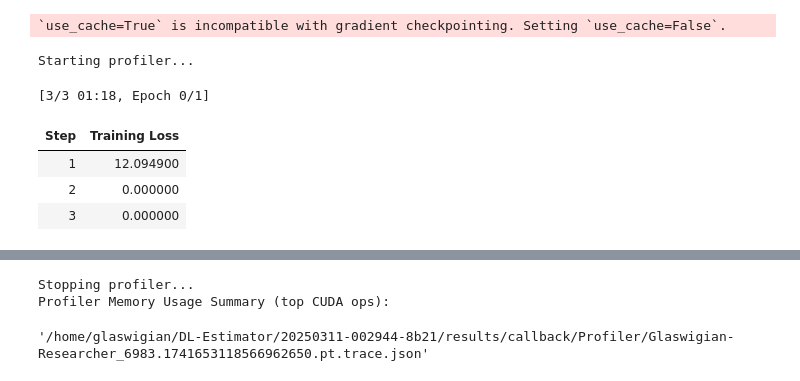
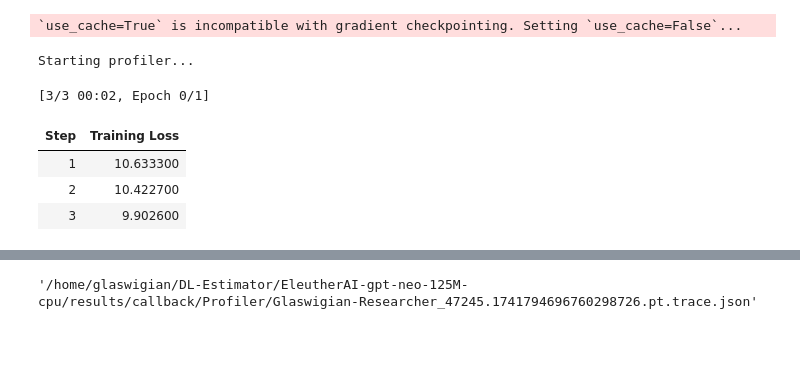
Before and after one commit to Stone-ResearchLife/xMem, a Jupyter notebook: playground/llm.ipynb, the cells around one changed output, grey strips where cells are left out. Drawn from its saved outputs; the diff is of its cells as text; code cells hidden in the pictures; blank space fills up the shorter version.

Commit message:
fix(estimator): modification of model memory function in trainer estimator

```diff
--- a/playground/llm.ipynb
+++ b/playground/llm.ipynb
@@ -22,8 +18,8 @@ os.environ["CUDA_VISIBLE_DEVICES"] = "0"
 # We use the configuration of a popular small-scale LLM (facebook/opt-125m)
 # but initialize the model randomly (i.e. train from scratch)
 model_name = "facebook/opt-125m"
-# model_name = "EleutherAI/gpt-neo-125M"
-model_name = "deepseek-ai/DeepSeek-R1-Distill-Qwen-1.5B"
+model_name = "EleutherAI/gpt-neo-125M"
+# model_name = "deepseek-ai/DeepSeek-R1-Distill-Qwen-1.5B"
 config = AutoConfig.from_pretrained(model_name)  # load config; do NOT load pretrained weights
 model = AutoModelForCausalLM.from_config(config)   # randomly initialized model
 print(model)
@@ -59,7 +82,9 @@ model.gradient_checkpointing_enable()
 # ---------------------------
 # Load the Wikitext-2 dataset as our general-purpose text corpus.
 # For a quick profiling run, we use only a small subset.
-dataset = load_dataset("wikitext", "wikitext-2-raw-v1")
+dataset = load_dataset(
+    "wikitext", "wikitext-2-raw-v1",
+)
 train_dataset = dataset["train"].select(range(1000))  # limit to 1000 examples for this demo
 
 # Tokenization: convert text to token IDs (truncated to a maximum length)
@@ -81,36 +106,36 @@ training_args = TrainingArguments(
     max_steps=3,  # run only 3 training iterations for profiling
     gradient_accumulation_steps=1,
     fp16=False,  # using full precision; set True if your GPU supports mixed precision to save memory
     logging_steps=1,
     report_to=[],  # disable external logging (e.g., wandb)
     disable_tqdm=False,
-    use_cpu=True,
+    use_cpu=False,
     do_train=True,
     do_eval=False,
     save_strategy="no"
 )
 
 trainer = Trainer(
     model=model,
     args=training_args,
     train_dataset=tokenized_dataset,
     data_collator=data_collator,
     callbacks=[ProfilerCallback(), SnapshotCallback()],
 )
 
 # ---------------------------
 # 4. Training with PyTorch Profiler
 # ---------------------------
 
 trainer.train()  # run 3 training iterations
 
 # Print a summary of the profiler's memory usage by CUDA operation (top 10 ops)
 print("Profiler Memory Usage Summary (top CUDA ops):")
 # %% [output]
-`use_cache=True` is incompatible with gradient checkpointing. Setting `use_cache=False`.
+`use_cache=True` is incompatible with gradient checkpointing. Setting `use_cache=False`...
 Starting profiler...
-[3/3 01:18, Epoch 0/1]
+[3/3 00:02, Epoch 0/1]
 | Step | Training Loss |
-| 1 | 12.094900 |
-| 2 | 0.000000 |
-| 3 | 0.000000 |
+| 1 | 10.633300 |
+| 2 | 10.422700 |
+| 3 | 9.902600 |
@@ -118,8 +144,6 @@ Starting profiler...
-Stopping profiler...
-Profiler Memory Usage Summary (top CUDA ops):
 # %%
 from ures.files import filter_files
-p_file = filter_files("pt.trace.json", str(Path().home().joinpath("DL-Estimator")), fuzz=True)[-1]
+p_file = filter_files("pt.trace.json", str(Path().home().joinpath("DL-Estimator")), fuzz=True)[1]
 p_file
 # %% [output]
-'/home/glaswigian/DL-Estimator/20250311-002944-8b21/results/callback/Profiler/Glaswigian-Researcher_6983.1741653118566962650.pt.trace.json'
+'/home/glaswigian/DL-Estimator/EleutherAI-gpt-neo-125M-cpu/results/callback/Profiler/Glaswigian-Researcher_47245.1741794696760298726.pt.trace.json'
```
Also changed, not shown: parts of 9 cells of this notebook, 4 other files.
